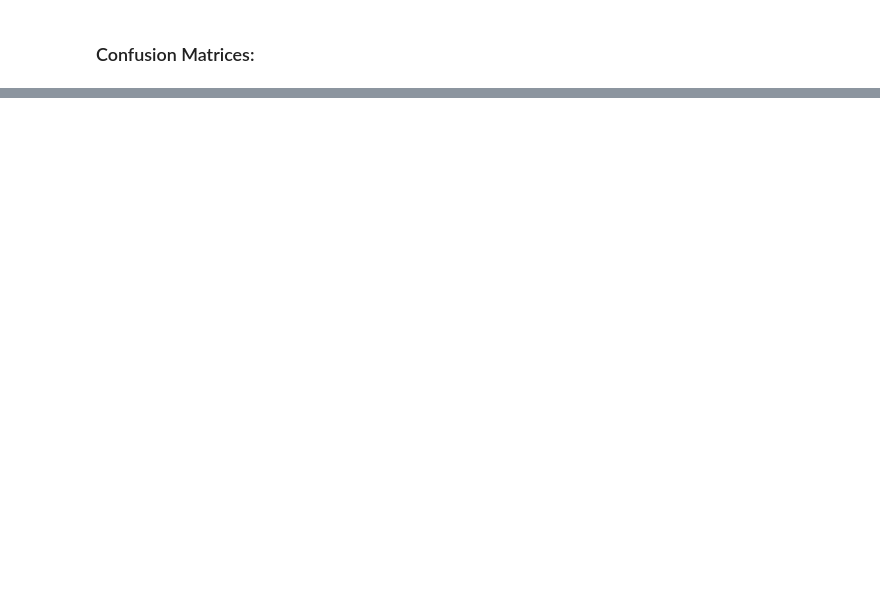
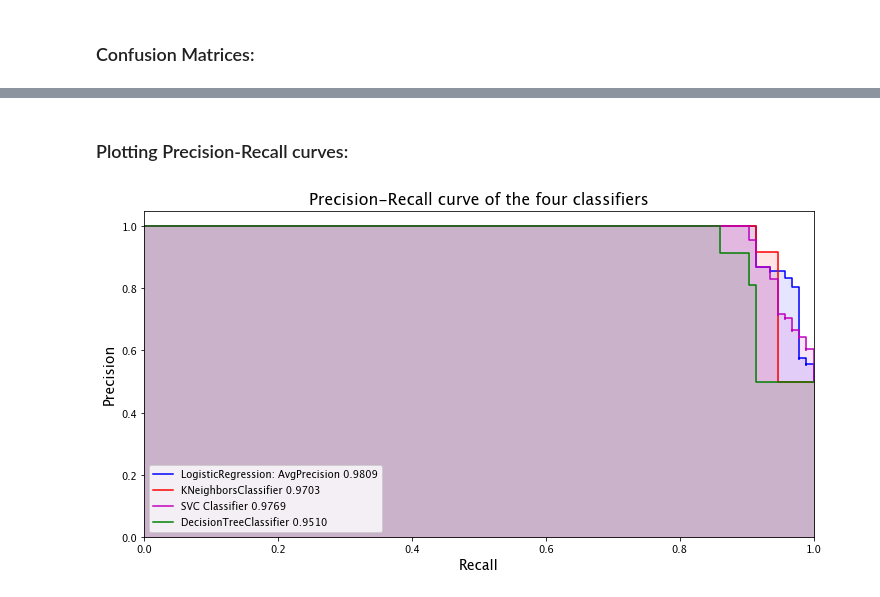
Before and after one commit to vspvikram/Fraud-Detection-And-Analysis, a Jupyter notebook: fraud_detection.ipynb, the cells around one changed output, grey strips where cells are left out. Drawn from its saved outputs; the diff is of its cells as text; code cells hidden in the pictures; blank space fills up the shorter version.

```diff
--- a/fraud_detection.ipynb
+++ b/fraud_detection.ipynb
@@ -528,0 +531,40 @@ plt.show()
+# %% [markdown]
+### Plotting Precision-Recall curves:
+# %%
+aps_log = average_precision_score(y_test, log_reg_pred)
+aps_knears = average_precision_score(y_test, knears_pred)
+aps_svc = average_precision_score(y_test, svc_pred)
+aps_tree = average_precision_score(y_test, tree_clf_pred)
+# %%
+log_precision, log_recall, _ = precision_recall_curve(y_test, log_reg_pred)
+knears_precision, knears_recall, _ = precision_recall_curve(y_test, knears_pred)
+svc_precision, svc_recall, _ = precision_recall_curve(y_test, svc_pred)
+tree_precision, tree_recall, _ = precision_recall_curve(y_test, tree_clf_pred)
+
+fig = plt.figure(figsize=(12,6))
+
+plt.step(log_recall, log_precision, where='post', color='b',
+        label="LogisticRegression: AvgPrecision {0:.4f}".format(aps_log))
+plt.fill_between(log_recall, log_precision, step="post", alpha=0.1, color='b')
+
+plt.step(knears_recall, knears_precision, where='post', color='r',
+        label="KNeighborsClassifier {0:.4f}".format(aps_knears))
+plt.fill_between(knears_recall, knears_precision, step="post", alpha=0.1, color='r')
+
+plt.step(svc_recall, svc_precision, where='post', color='m',
+        label="SVC Classifier {0:.4f}".format(aps_svc))
+plt.fill_between(svc_recall, svc_precision, step="post", alpha=0.1, color='m')
+
+plt.step(tree_recall, tree_precision, where='post', color='g',
+        label="DecisionTreeClassifier {0:.4f}".format(aps_tree))
+plt.fill_between(tree_recall, tree_precision, step="post", alpha=0.1, color='g')
+
+plt.xlabel("Recall", fontsize=14)
+plt.ylabel("Precision", fontsize=14)
+plt.ylim([0.0, 1.05])
+plt.xlim([0.0, 1.0])
+plt.title("Precision-Recall curve of the four classifiers", fontsize=16)
+plt.legend()
+plt.show()
+# %% [output]
+[figure, added]
```
Also changed, not shown: parts of 25 cells of this notebook.
